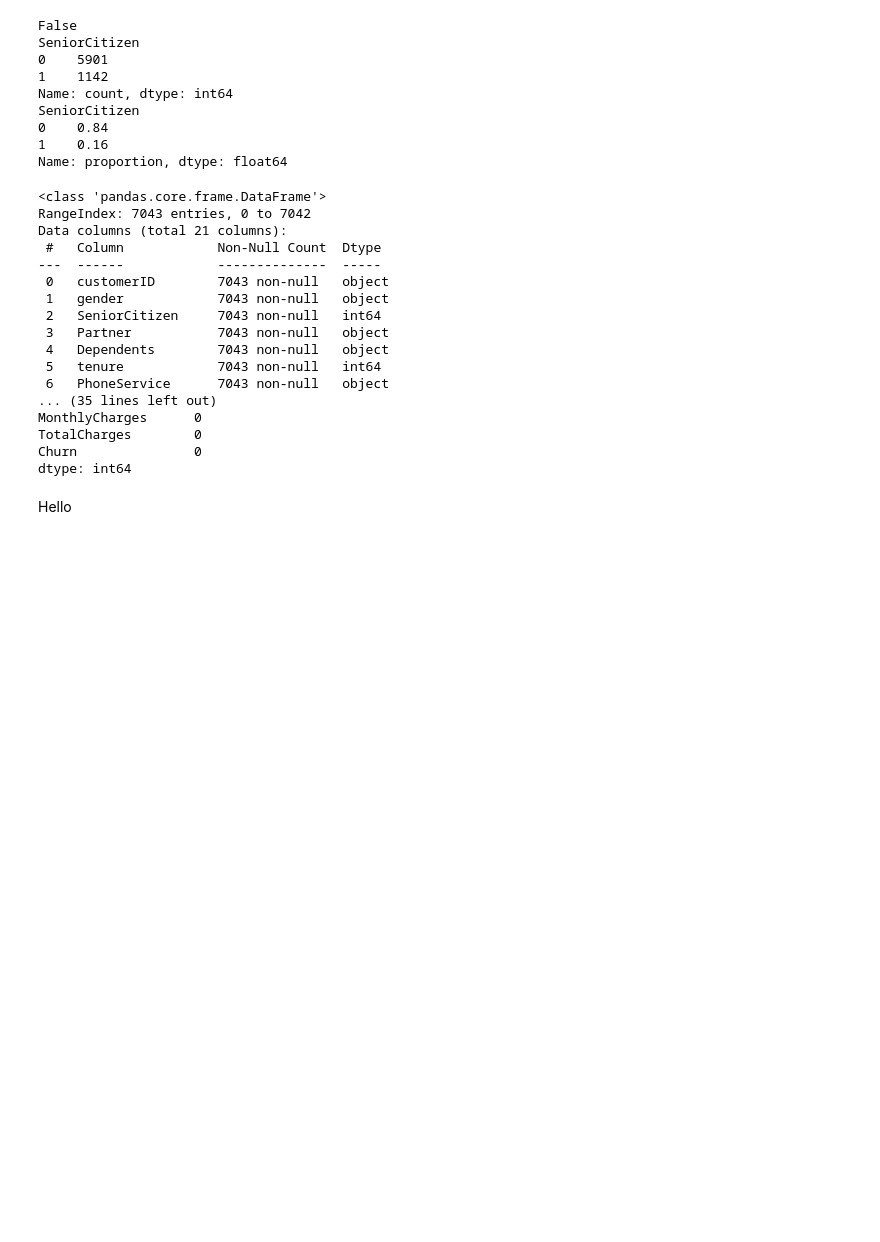
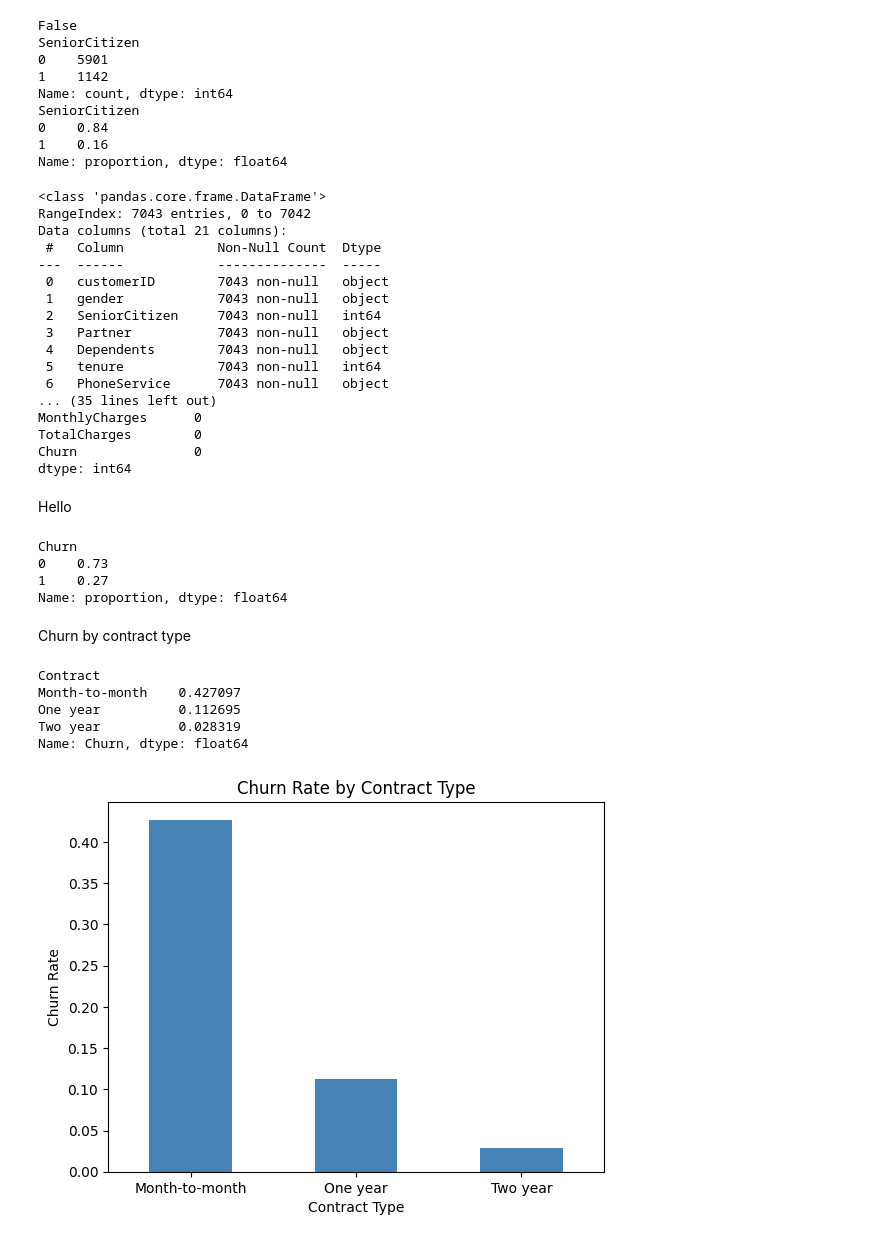
Before and after one commit to sumitraj15/telco-churn-decision--analytics-, a Jupyter notebook: telco1.ipynb, the cells around one changed output. Cells and saved outputs as stored; diff of their text form; code cells hidden in the pictures; blank space fills up the shorter version.

```diff
--- a/telco1.ipynb
+++ b/telco1.ipynb
@@ -142,3 +142,34 @@ Churn               0
 dtype: int64
 # %% [markdown]
 Hello
+# %%
+
+print(round(df["Churn"].value_counts(normalize=True), 2))
+# %% [output]
+Churn
+0    0.73
+1    0.27
+Name: proportion, dtype: float64
+# %% [markdown]
+Churn by contract type
+# %%
+import matplotlib.pyplot as plt
+import seaborn as sns
+churn_by_contracts = df.groupby("Contract")["Churn"].mean().sort_values(ascending = False)
+
+print(churn_by_contracts)
+# %% [output]
+Contract
+Month-to-month    0.427097
+One year          0.112695
+Two year          0.028319
+Name: Churn, dtype: float64
+# %%
+churn_by_contracts.plot(kind = 'bar', color = "steelblue")
+plt.ylabel('Churn Rate')
+plt.xlabel('Contract Type')
+plt.title("Churn Rate by Contract Type")
+plt.xticks(rotation = 0)
+plt.show()
+# %% [output]
+[figure, added]
```
Also changed, not shown: parts of 7 cells of this notebook.
